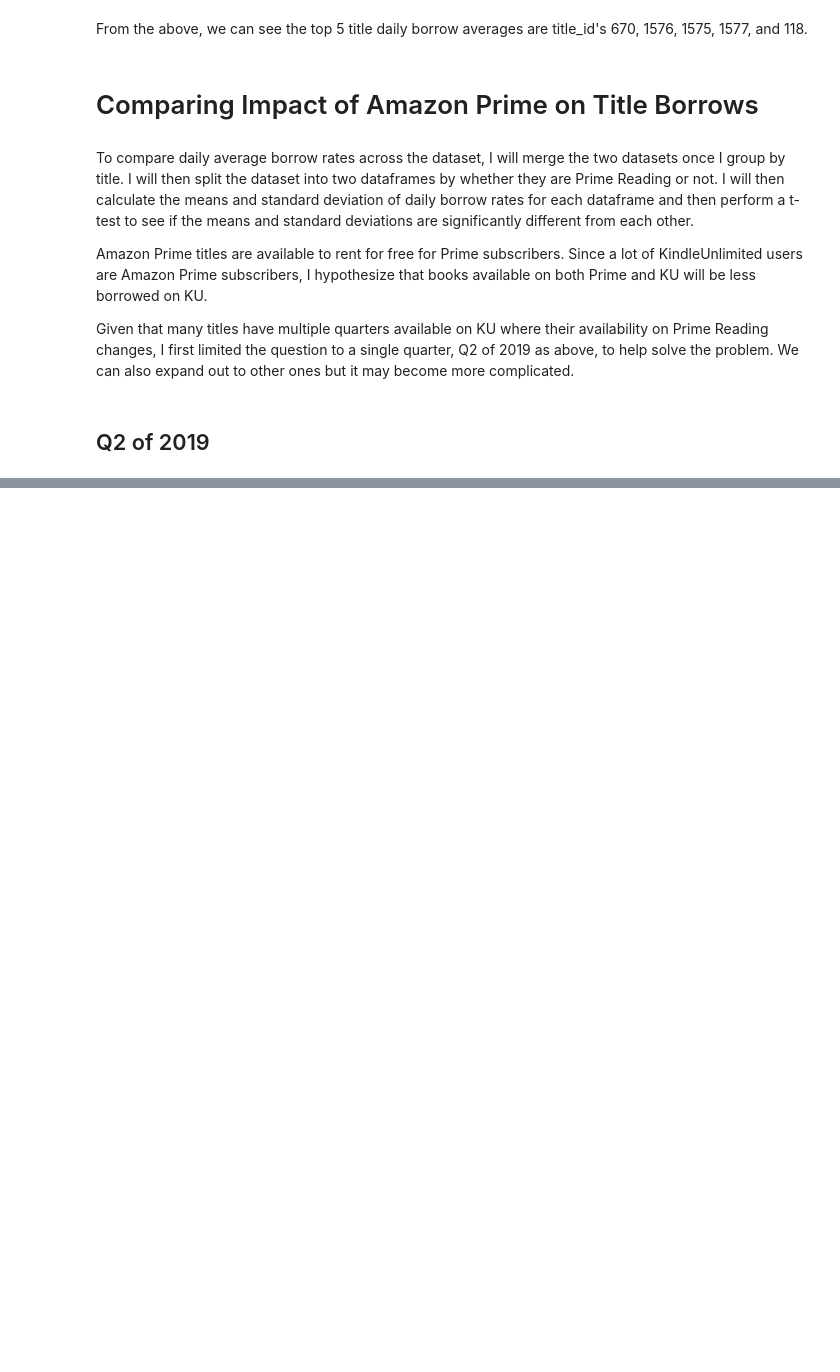
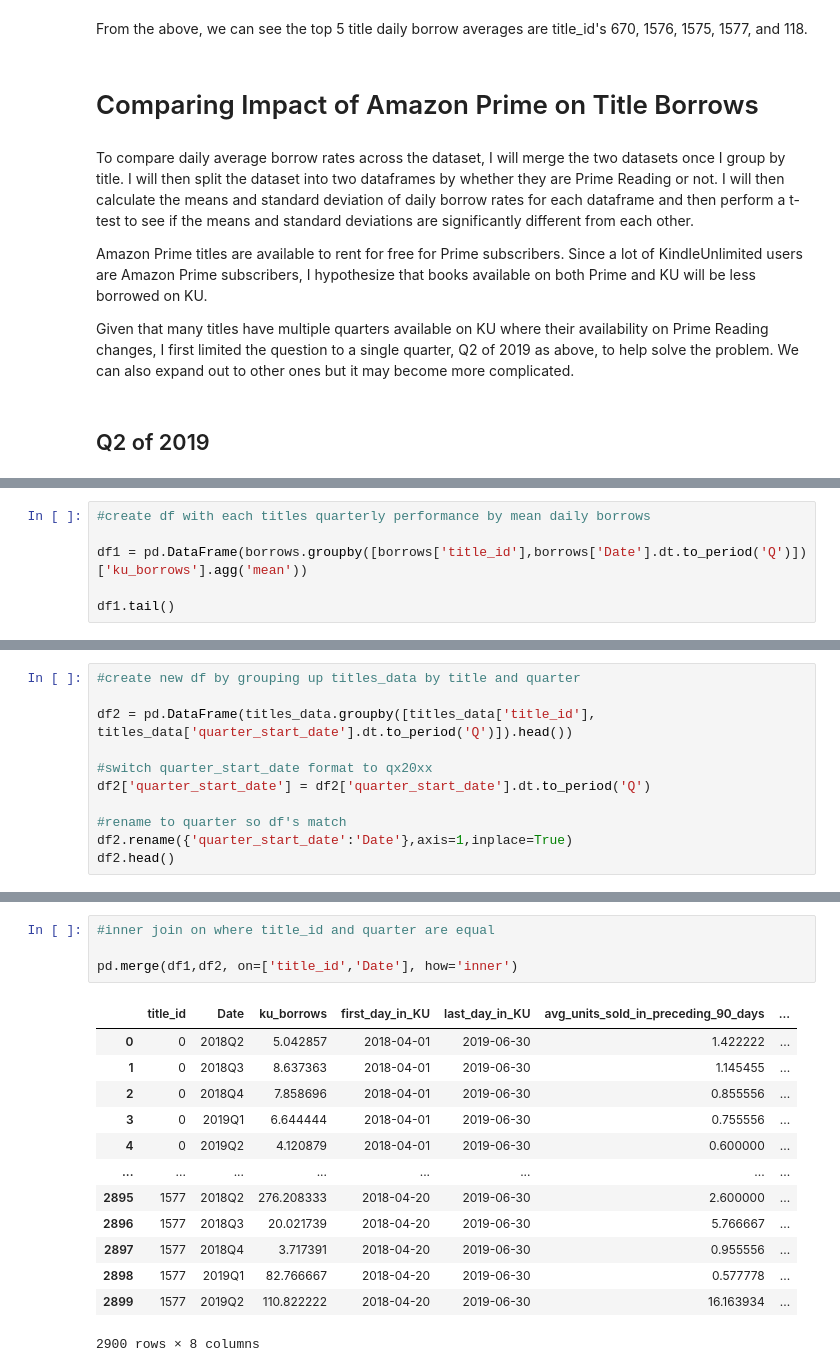
Before and after one commit to jadeadams517/E-Book-Sales-Analysis, a Jupyter notebook: hc_challenge.ipynb, the cells around one changed output, grey strips where cells are left out. Cells and saved outputs as stored; diff of their text form; blank space fills up the shorter version.

Commit message:
solve problem 2 groupby problems

```diff
--- a/hc_challenge.ipynb
+++ b/hc_challenge.ipynb
@@ -239,0 +240,6 @@ Matching titles with the correct quarters and grou0ping up averages was more cha
+# %%
+#create df with each titles quarterly performance by mean daily borrows
+
+df1 = pd.DataFrame(borrows.groupby([borrows['title_id'],borrows['Date'].dt.to_period('Q')])['ku_borrows'].agg('mean'))
+
+df1.tail()
@@ -239,0 +254,11 @@ Matching titles with the correct quarters and grou0ping up averages was more cha
+# %%
+#create new df by grouping up titles_data by title and quarter
+
+df2 = pd.DataFrame(titles_data.groupby([titles_data['title_id'], titles_data['quarter_start_date'].dt.to_period('Q')]).head())
+
+#switch quarter_start_date format to qx20xx
+df2['quarter_start_date'] = df2['quarter_start_date'].dt.to_period('Q')
+
+#rename to quarter so df's match
+df2.rename({'quarter_start_date':'Date'},axis=1,inplace=True)
+df2.head()
@@ -239,0 +272,18 @@ Matching titles with the correct quarters and grou0ping up averages was more cha
+# %%
+#inner join on where title_id and quarter are equal
+
+pd.merge(df1,df2, on=['title_id','Date'], how='inner')
+# %% [output]
+|  | title_id | Date | ku_borrows | first_day_in_KU | last_day_in_KU | avg_units_sold_in_preceding_90_days | ... |
+| 0 | 0 | 2018Q2 | 5.042857 | 2018-04-01 | 2019-06-30 | 1.422222 | ... |
+| 1 | 0 | 2018Q3 | 8.637363 | 2018-04-01 | 2019-06-30 | 1.145455 | ... |
+| 2 | 0 | 2018Q4 | 7.858696 | 2018-04-01 | 2019-06-30 | 0.855556 | ... |
+| 3 | 0 | 2019Q1 | 6.644444 | 2018-04-01 | 2019-06-30 | 0.755556 | ... |
+| 4 | 0 | 2019Q2 | 4.120879 | 2018-04-01 | 2019-06-30 | 0.600000 | ... |
+| ... | ... | ... | ... | ... | ... | ... | ... |
+| 2895 | 1577 | 2018Q2 | 276.208333 | 2018-04-20 | 2019-06-30 | 2.600000 | ... |
+| 2896 | 1577 | 2018Q3 | 20.021739 | 2018-04-20 | 2019-06-30 | 5.766667 | ... |
+| 2897 | 1577 | 2018Q4 | 3.717391 | 2018-04-20 | 2019-06-30 | 0.955556 | ... |
+| 2898 | 1577 | 2019Q1 | 82.766667 | 2018-04-20 | 2019-06-30 | 0.577778 | ... |
+| 2899 | 1577 | 2019Q2 | 110.822222 | 2018-04-20 | 2019-06-30 | 16.163934 | ... |
+2900 rows × 8 columns
```
Also changed, not shown: parts of 12 cells of this notebook.
